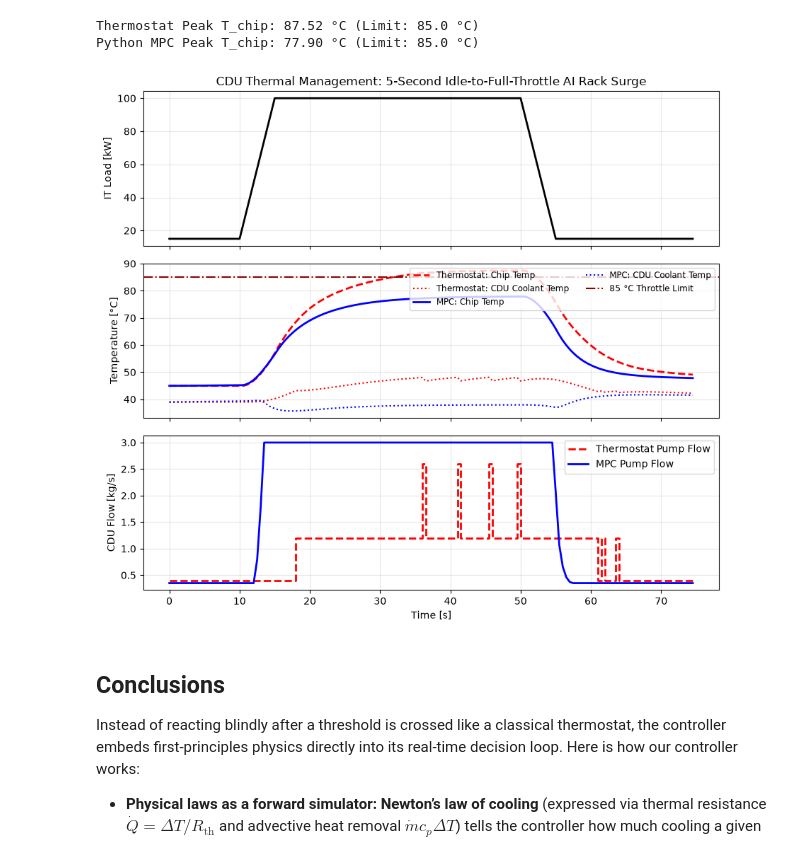
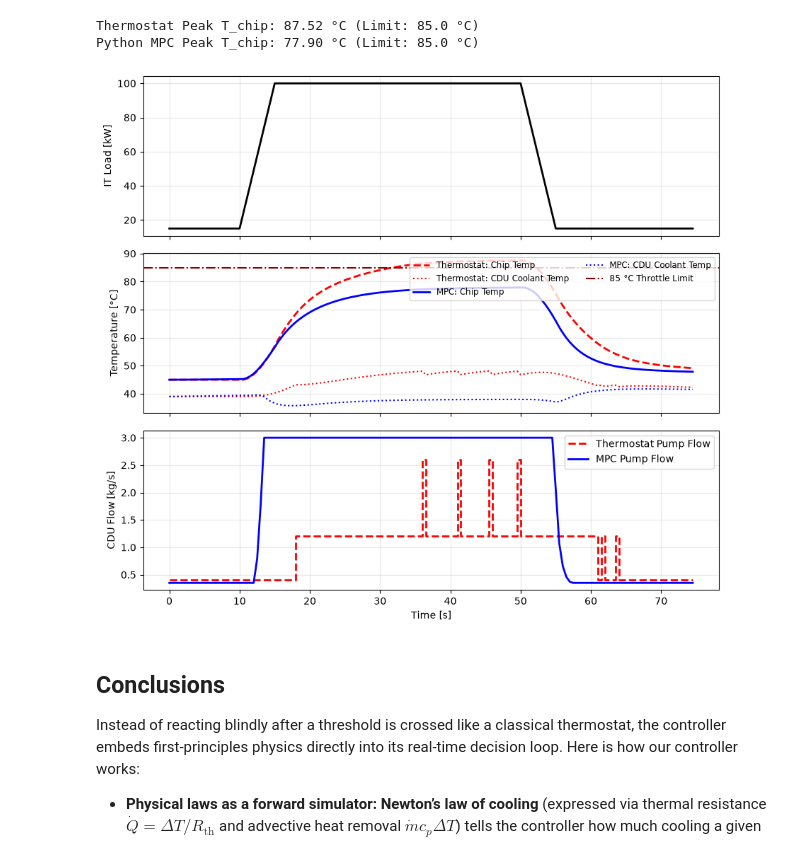
Before and after one commit to mtsn-lab/me137-237a, a Jupyter notebook: examples/modelPredictiveControlCDU.ipynb, the cells around one changed output. Cells and saved outputs as stored; diff of their text form; code cells hidden in the pictures.

```diff
--- a/examples/modelPredictiveControlCDU.ipynb
+++ b/examples/modelPredictiveControlCDU.ipynb
@@ -172,7 +218,7 @@ for k, t in enumerate(t_grid):
         q_profile[k] = 15.0
 
 # ==============================================================================
-# 3. Baseline: Classical 3-Stage Thermostat on CDU Coolant Temp (T_cdu)
+# 3. Baseline: 3-Stage Thermostat on CDU Coolant Temp
 # ==============================================================================
 x_therm = x0.copy()
 hist_therm = np.zeros((N_steps, 3))  # [T_chip, T_cdu, m_dot]
@@ -191,7 +237,7 @@ for k in range(N_steps):
     x_therm = rk4_step(x_therm, u_curr, q_profile[k], dt)
 
 # ==============================================================================
-# 4. Successive-Linearization MPC with Workload Feedforward (Q_IT)
+# 4. Successive-Linearization MPC with Workload Feedforward
 # ==============================================================================
 Np = 16  # 8-second prediction horizon (16 * 0.5 s)
 x_mpc = x0.copy()
@@ -258,35 +304,35 @@ for k in range(N_steps):
 print(f"Thermostat Peak T_chip: {hist_therm[:, 0].max():.2f} °C (Limit: {T_throttle} °C)")
 print(f"Python MPC Peak T_chip: {hist_mpc[:, 0].max():.2f} °C (Limit: {T_throttle} °C)")
 
 fig, axes = plt.subplots(3, 1, figsize=(9, 8), sharex=True)
 
 axes[0].plot(t_grid, q_profile, "k-", lw=2)
 axes[0].set_ylabel("IT Load [kW]")
-axes[0].set_title("CDU Thermal Management: 5-Second Idle-to-Full-Throttle AI Rack Surge")
 axes[0].grid(True, alpha=0.3)
 
 axes[1].plot(t_grid, hist_therm[:, 0], "r--", lw=2, label="Thermostat: Chip Temp")
 axes[1].plot(t_grid, hist_therm[:, 1], "r:", lw=1.5, label="Thermostat: CDU Coolant Temp")
 axes[1].plot(t_grid, hist_mpc[:, 0], "b-", lw=2, label="MPC: Chip Temp")
 axes[1].plot(t_grid, hist_mpc[:, 1], "b:", lw=1.5, label="MPC: CDU Coolant Temp")
 axes[1].axhline(T_throttle, color="darkred", linestyle="-.", lw=1.5, label="85 °C Throttle Limit")
 axes[1].set_ylabel("Temperature [°C]")
 axes[1].legend(loc="upper right", ncol=2, fontsize=8.5)
 axes[1].grid(True, alpha=0.3)
 
 axes[2].step(t_grid, hist_therm[:, 2], "r--", where="post", lw=2, label="Thermostat Pump Flow")
 axes[2].plot(t_grid, hist_mpc[:, 2], "b-", lw=2, label="MPC Pump Flow")
 axes[2].set_ylabel("CDU Flow [kg/s]")
 axes[2].set_xlabel("Time [s]")
 axes[2].legend(loc="upper right")
 axes[2].grid(True, alpha=0.3)
 
 plt.tight_layout()
+plt.savefig("../lectures/figures/modelPredictiveControlCDU.pdf", dpi=300, bbox_inches="tight")
 plt.show()
 # %% [output]
 Thermostat Peak T_chip: 87.52 °C (Limit: 85.0 °C)
 Python MPC Peak T_chip: 77.90 °C (Limit: 85.0 °C)
-[figure, old version]
+[figure, new version]
 # %% [markdown]
 ## Conclusions
 
```
Also changed, not shown: parts of 2 cells of this notebook, 19 other files.
